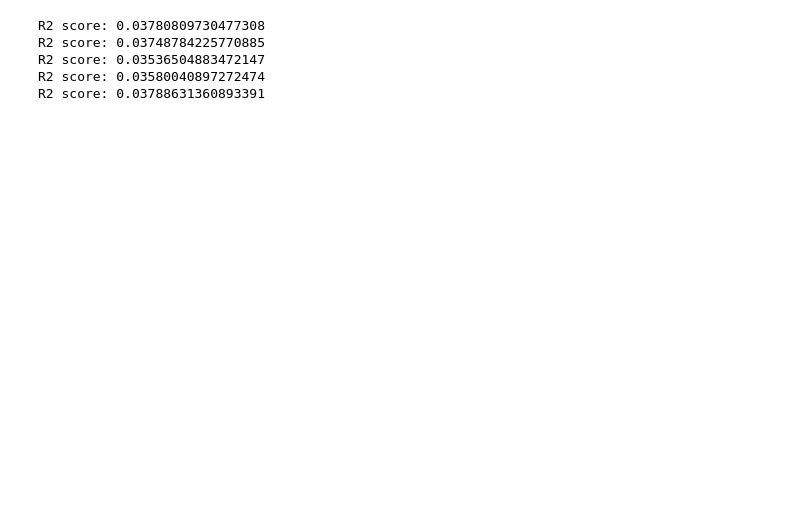
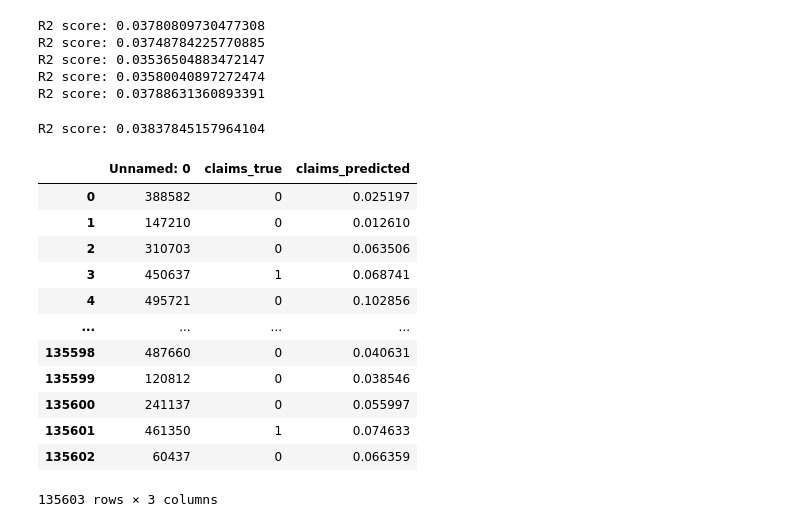
Before and after one commit to Simon-Simonsen/ML-project, a Jupyter notebook: M3.ipynb, the cells around one changed output. Cells and saved outputs as stored; diff of their text form; code cells hidden in the pictures; blank space fills up the shorter version.

```diff
--- a/M3.ipynb
+++ b/M3.ipynb
@@ -32,3 +30,46 @@ R2 score: 0.03748784225770885
 R2 score: 0.03536504883472147
 R2 score: 0.03580040897272474
 R2 score: 0.03788631360893391
+# %%
+from sklearn.ensemble import RandomForestRegressor
+import pandas as pd
+from sklearn.metrics import r2_score
+from sklearn.model_selection import train_test_split
+
+
+df = pd.read_csv('feature_engineered.csv')
+
+X = df[['Density', 'DrivAge', 'Exposure', 'VehAge','VehPower', 'BonusMalus', 'VehGas', 'exposure*bonusmalus', 'Density_over_VehAge', 'VehBrand']]
+X = pd.get_dummies(X, drop_first=True, dtype=int)
+y = df['ClaimNb']
+
+x_train, x_test, y_train, y_test = train_test_split(X, y, test_size=.25, random_state=42)
+
+model = RandomForestRegressor(n_estimators=100, min_samples_leaf=9, max_depth=8, random_state=42)
+model.fit(x_train, y_train)
+
+y_hat = model.predict(x_test)
+
+print(f'R2 score: {r2_score(y_test, y_hat)}')
+
+claims_df = pd.DataFrame(data={'claims_true': y_test, 'claims_predicted': y_hat})
+claims_df.to_csv('RF_predictions.csv')
+# %% [output]
+R2 score: 0.03837845157964104
+# %%
+dataframe = pd.read_csv('RF_predictions.csv')
+dataframe
+# %% [output]
+|  | Unnamed: 0 | claims_true | claims_predicted |
+| 0 | 388582 | 0 | 0.025197 |
+| 1 | 147210 | 0 | 0.012610 |
+| 2 | 310703 | 0 | 0.063506 |
+| 3 | 450637 | 1 | 0.068741 |
+| 4 | 495721 | 0 | 0.102856 |
+| ... | ... | ... | ... |
+| 135598 | 487660 | 0 | 0.040631 |
+| 135599 | 120812 | 0 | 0.038546 |
+| 135600 | 241137 | 0 | 0.055997 |
+| 135601 | 461350 | 1 | 0.074633 |
+| 135602 | 60437 | 0 | 0.066359 |
+135603 rows × 3 columns
```
Also changed, not shown: parts of 4 cells of this notebook, 1 other file.
